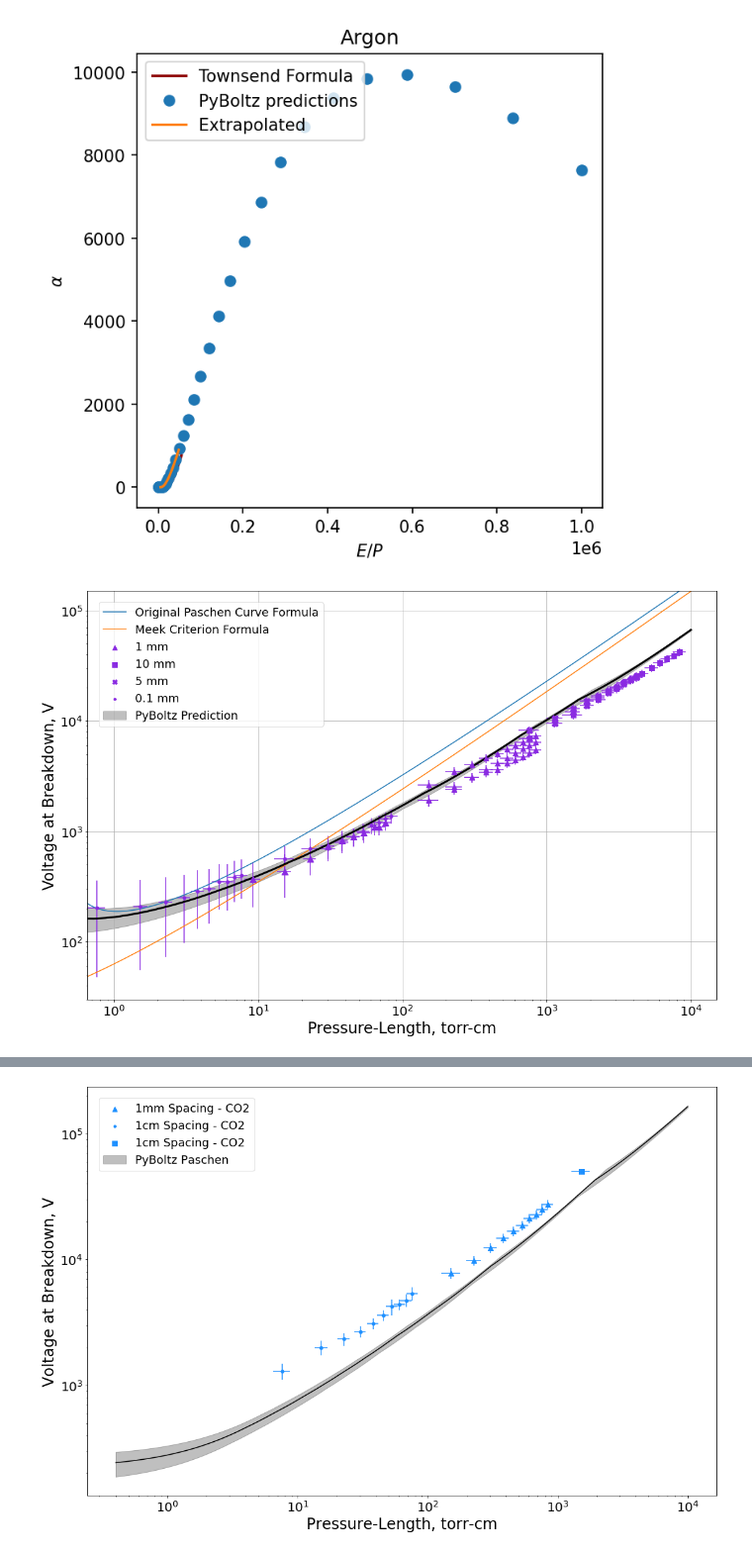
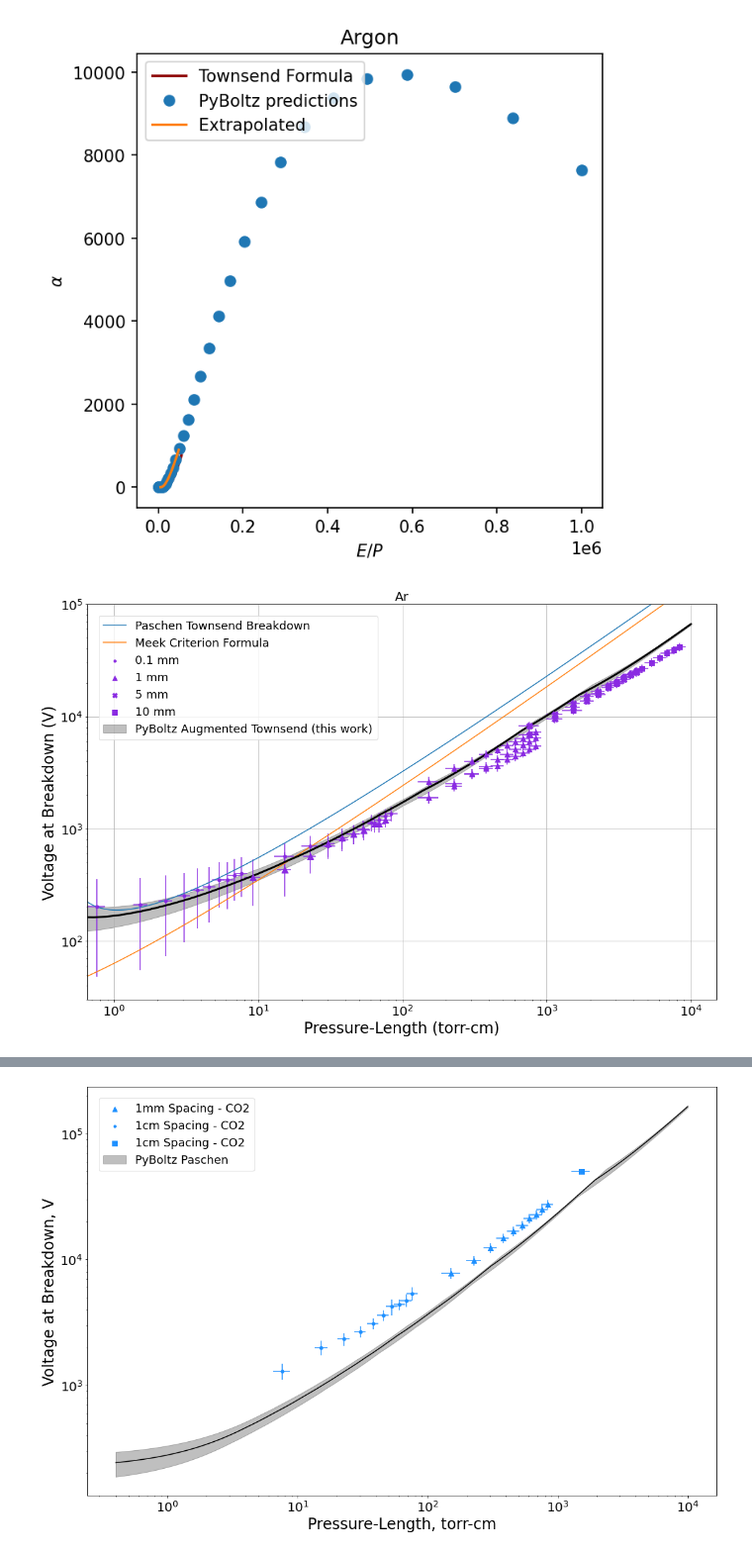
Before and after one commit to UTA-REST/HVBreakdown, a Jupyter notebook: HVplot.ipynb, the cells around one changed output, grey strips where cells are left out. Shown at 99% size. Drawn from its saved outputs; the diff is of its cells as text; code cells hidden in the pictures.

```diff
--- a/HVplot.ipynb
+++ b/HVplot.ipynb
@@ -299,6 +324,10 @@ Vb4_Ar_meek = d*p*alphafunc(770/(d*p)*np.log(10**8))
 fig, ax = plt.subplots()
 
 # Argon Data
+plt.errorbar(dfp.loc[('Ar','0.1mm','GP','1'),'avep'],dfp.loc[('Ar','0.1mm','GP','1'),'avev'], xerr=dfp.loc[('Ar','0.1mm','GP','1'),'perr'], yerr=dfp.loc[('Ar','0.1mm','GP','1'),'verr'], ls='', color='blueviolet', marker='.', ms=10)
+plt.scatter(dfp.loc[('Ar','0.1mm','GP','1'),'avep'],dfp.loc[('Ar','0.1mm','GP','1'),'avev'],color='blueviolet', marker='.', s=56, label='0.1 mm')
+plt.errorbar(dfp.loc[('Ar','0.1mm','AP','1'),'avep'],dfp.loc[('Ar','0.1mm','AP','1'),'avev'], xerr=dfp.loc[('Ar','0.1mm','AP','1'),'perr'], yerr=dfp.loc[('Ar','0.1mm','AP','1'),'verr'], ls='', color='blueviolet', marker='.', ms=10)
+plt.scatter(dfp.loc[('Ar','0.1mm','AP','1'),'avep'],dfp.loc[('Ar','0.1mm','AP','1'),'avev'],color='blueviolet', marker='.', s=56)
 plt.errorbar(dfp.loc[('Ar','1mm','GP','1'),'avep'],dfp.loc[('Ar','1mm','GP','1'),'avev'], xerr=dfp.loc[('Ar','1mm','GP','1'),'perr'], yerr=dfp.loc[('Ar','1mm','GP','1'),'verr'], ls='', color='blueviolet', marker='^', ms=8)
 plt.scatter(dfp.loc[('Ar','1mm','GP','1'),'avep'],dfp.loc[('Ar','1mm','GP','1'),'avev'],color='blueviolet', marker='^', s=56, label='1 mm')
 plt.errorbar(dfp.loc[('Ar','1mm','GP','2'),'avep'],dfp.loc[('Ar','1mm','GP','2'),'avev'], xerr=dfp.loc[('Ar','1mm','GP','2'),'perr'], yerr=dfp.loc[('Ar','1mm','GP','2'),'verr'], ls='', color='blueviolet', marker='^', ms=8)
@@ -307,54 +336,53 @@ plt.errorbar(dfp.loc[('Ar','1mm','GP','3'),'avep'],dfp.loc[('Ar','1mm','GP','3')
 plt.scatter(dfp.loc[('Ar','1mm','GP','3'),'avep'],dfp.loc[('Ar','1mm','GP','3'),'avev'],color='blueviolet', marker='^', s=56)
 plt.errorbar(dfp.loc[('Ar','1mm','AP','1'),'avep'],dfp.loc[('Ar','1mm','AP','1'),'avev'], xerr=dfp.loc[('Ar','1mm','AP','1'),'perr'], yerr=dfp.loc[('Ar','1mm','AP','1'),'verr'], ls='', color='blueviolet', marker='^', ms=10)
 plt.scatter(dfp.loc[('Ar','1mm','AP','1'),'avep'],dfp.loc[('Ar','1mm','AP','1'),'avev'],color='blueviolet', marker='^', s=56)
-plt.errorbar(dfp.loc[('Ar','10mm','GP','1'),'avep'],dfp.loc[('Ar','10mm','GP','1'),'avev'], xerr=dfp.loc[('Ar','10mm','GP','1'),'perr'], yerr=dfp.loc[('Ar','10mm','GP','1'),'verr'], ls='', color='blueviolet', marker='s', ms=8)
-plt.scatter(dfp.loc[('Ar','10mm','GP','1'),'avep'],dfp.loc[('Ar','10mm','GP','1'),'avev'],color='blueviolet', marker='s', s=56, label='10 mm')
 plt.errorbar(dfp.loc[('Ar','5mm','GP','1'),'avep'],dfp.loc[('Ar','5mm','GP','1'),'avev'], xerr=dfp.loc[('Ar','5mm','GP','1'),'perr'], yerr=dfp.loc[('Ar','5mm','GP','1'),'verr'], ls='', color='blueviolet', marker='X', ms=10)
 plt.scatter(dfp.loc[('Ar','5mm','GP','1'),'avep'],dfp.loc[('Ar','5mm','GP','1'),'avev'],color='blueviolet', marker='X', s=56, label='5 mm')
 plt.errorbar(dfp.loc[('Ar','5mm','GP','2'),'avep'],dfp.loc[('Ar','5mm','GP','2'),'avev'], xerr=dfp.loc[('Ar','5mm','GP','2'),'perr'], yerr=dfp.loc[('Ar','5mm','GP','2'),'verr'], ls='', color='blueviolet', marker='X', ms=10)
 plt.scatter(dfp.loc[('Ar','5mm','GP','2'),'avep'],dfp.loc[('Ar','5mm','GP','2'),'avev'],color='blueviolet', marker='X', s=56)
-plt.errorbar(dfp.loc[('Ar','0.1mm','GP','1'),'avep'],dfp.loc[('Ar','0.1mm','GP','1'),'avev'], xerr=dfp.loc[('Ar','0.1mm','GP','1'),'perr'], yerr=dfp.loc[('Ar','0.1mm','GP','1'),'verr'], ls='', color='blueviolet', marker='.', ms=10)
-plt.scatter(dfp.loc[('Ar','0.1mm','GP','1'),'avep'],dfp.loc[('Ar','0.1mm','GP','1'),'avev'],color='blueviolet', marker='.', s=56, label='0.1 mm')
-plt.errorbar(dfp.loc[('Ar','0.1mm','AP','1'),'avep'],dfp.loc[('Ar','0.1mm','AP','1'),'avev'], xerr=dfp.loc[('Ar','0.1mm','AP','1'),'perr'], yerr=dfp.loc[('Ar','0.1mm','AP','1'),'verr'], ls='', color='blueviolet', marker='.', ms=10)
-plt.scatter(dfp.loc[('Ar','0.1mm','AP','1'),'avep'],dfp.loc[('Ar','0.1mm','AP','1'),'avev'],color='blueviolet', marker='.', s=56)
+plt.errorbar(dfp.loc[('Ar','10mm','GP','1'),'avep'],dfp.loc[('Ar','10mm','GP','1'),'avev'], xerr=dfp.loc[('Ar','10mm','GP','1'),'perr'], yerr=dfp.loc[('Ar','10mm','GP','1'),'verr'], ls='', color='blueviolet', marker='s', ms=8)
+plt.scatter(dfp.loc[('Ar','10mm','GP','1'),'avep'],dfp.loc[('Ar','10mm','GP','1'),'avev'],color='blueviolet', marker='s', s=56, label='10 mm')
+
+
 
 #Katherine and Leslie Data
 # plt.errorbar(pd_10mil,v_10mil, xerr=pd10mil_err, yerr=v10mil_err, ls='', marker='o', color='r')
 # plt.errorbar(pd_10mil,v_10mil, ls='', marker='o', color='r', label='Katherine\'s Data')
 # plt.errorbar(lep*.52*760,ledatm, xerr=.125*760, yerr=leerr*1000, ls='', marker='o', color='b')
 # plt.errorbar(lep*.52*760,ledatm, ls='', marker='o', color='b', label='Leslie\'s Data')
 
 ax.set_yscale('log')
 ax.set_xscale('log')
 fig.set_figheight(10)
 fig.set_figwidth(15)
 
-plt.plot(p, Vb, label='Original Paschen Curve Formula')
+plt.plot(p, Vb, label='Paschen Townsend Breakdown')
 
 plt.plot(p, Vb2, label='Meek Criterion Formula')
 
-plt.fill_between(p, Vb4_Ar_1, Vb4_Ar_2, color='black', alpha=.25, label = 'PyBoltz Prediction')
+plt.fill_between(p, Vb4_Ar_1, Vb4_Ar_2, color='black', alpha=.25, label = 'PyBoltz Augmented Townsend (this work)')
 
 plt.plot(p, Vb4_Ar_mid, linewidth=3, color = 'black')
 
 # plt.plot(p, Vb4_Ar_meek, color = 'red', label='Pyboltz w/ Meek Criterion')
 
-plt.xlabel('Pressure-Length, torr-cm', fontsize=24)
-plt.ylabel('Voltage at Breakdown, V', fontsize=24)
+plt.xlabel('Pressure-Length (torr-cm)', fontsize=24)
+plt.ylabel('Voltage at Breakdown (V)', fontsize=24)
 plt.legend(fontsize=18, borderaxespad=1, loc="upper left")
 plt.xticks(fontsize=20)
 plt.yticks(fontsize=20)
-ax.set_ylim([30,1.5e5])
+ax.set_ylim([30,1e5])
 ax.set_xlim([.65,1.5e4])
+plt.title('Ar', fontsize=20)
 plt.grid()
 
 plt.tight_layout()
 
 plt.savefig('Argonplot.png',dpi=400)
 
 plt.show()
 # %% [output]
-[figure, old version]
+[figure, new version]
 # %%
 #Time Dependance Study
 fig, ax = plt.subplots()
```
Also changed, not shown: parts of 11 cells of this notebook.
